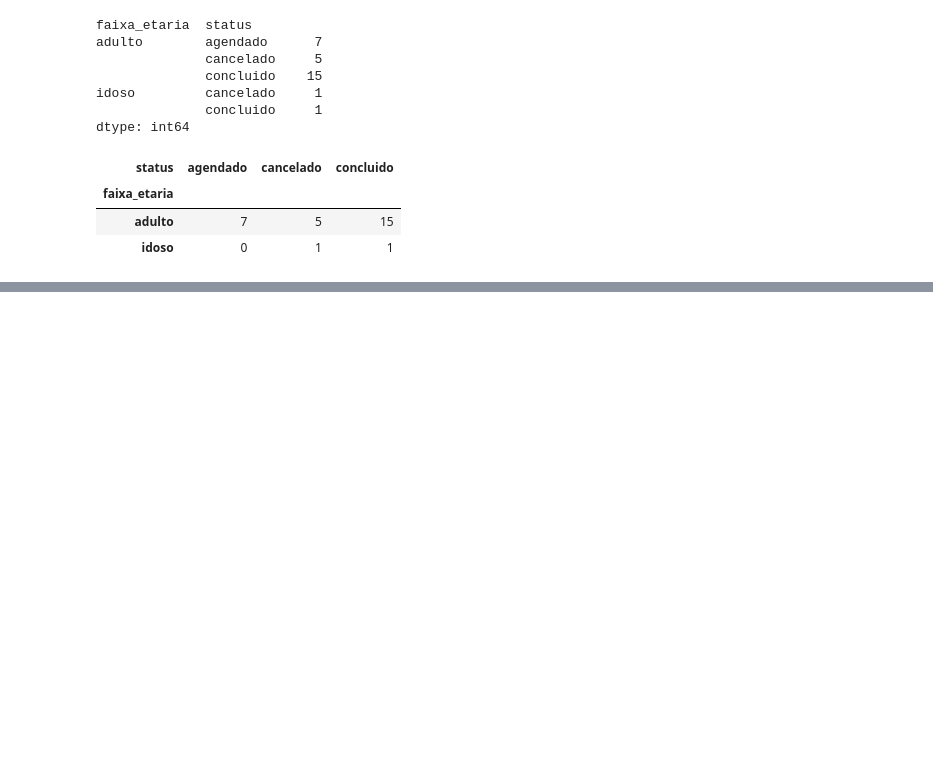
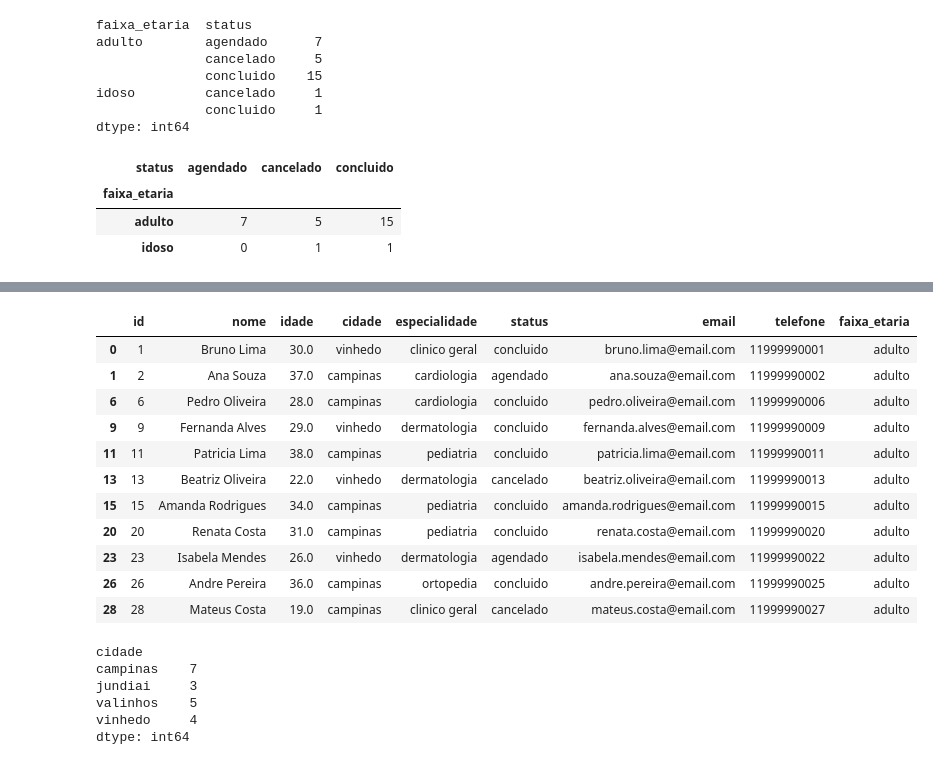
Before and after one commit to brunohll03/Projeto_Analise_Dados_em_Python, a Jupyter notebook: notebooks/analise_atendimentos.ipynb, the cells around one changed output, grey strips where cells are left out. Cells and saved outputs as stored; diff of their text form; code cells hidden in the pictures; blank space fills up the shorter version.

```diff
--- a/notebooks/analise_atendimentos.ipynb
+++ b/notebooks/analise_atendimentos.ipynb
@@ -633,0 +762,29 @@ df.groupby(["faixa_etaria", "status"]).size().unstack(fill_value=0)  # Como os a
+# %%
+df.loc[
+    df["cidade"].isin(["campinas", "vinhedo"]) &
+    df["idade"].between(18, 40)
+]  # Quais pacientes de Campinas ou Vinhedo possuem entre 18 e 40 anos?
+# %% [output]
+|  | id | nome | idade | cidade | especialidade | status | email | telefone | faixa_etaria |
+| 0 | 1 | Bruno Lima | 30.0 | vinhedo | clinico geral | concluido | bruno.lima@email.com | 11999990001 | adulto |
+| 1 | 2 | Ana Souza | 37.0 | campinas | cardiologia | agendado | ana.souza@email.com | 11999990002 | adulto |
+| 6 | 6 | Pedro Oliveira | 28.0 | campinas | cardiologia | concluido | pedro.oliveira@email.com | 11999990006 | adulto |
+| 9 | 9 | Fernanda Alves | 29.0 | vinhedo | dermatologia | concluido | fernanda.alves@email.com | 11999990009 | adulto |
+| 11 | 11 | Patricia Lima | 38.0 | campinas | pediatria | concluido | patricia.lima@email.com | 11999990011 | adulto |
+| 13 | 13 | Beatriz Oliveira | 22.0 | vinhedo | dermatologia | cancelado | beatriz.oliveira@email.com | 11999990013 | adulto |
+| 15 | 15 | Amanda Rodrigues | 34.0 | campinas | pediatria | concluido | amanda.rodrigues@email.com | 11999990015 | adulto |
+| 20 | 20 | Renata Costa | 31.0 | campinas | pediatria | concluido | renata.costa@email.com | 11999990020 | adulto |
+| 23 | 23 | Isabela Mendes | 26.0 | vinhedo | dermatologia | agendado | isabela.mendes@email.com | 11999990022 | adulto |
+| 26 | 26 | Andre Pereira | 36.0 | campinas | ortopedia | concluido | andre.pereira@email.com | 11999990025 | adulto |
+| 28 | 28 | Mateus Costa | 19.0 | campinas | clinico geral | cancelado | mateus.costa@email.com | 11999990027 | adulto |
+# %%
+df.loc[
+    df["idade"].between(18, 40)
+].groupby("cidade").size()  # Quantos pacientes entre 18 e 40 anos existem em cada cidade?
+# %% [output]
+cidade
+campinas    7
+jundiai     3
+valinhos    5
+vinhedo     4
+dtype: int64
```
Also changed, not shown: parts of 32 cells of this notebook, 2 other files.
